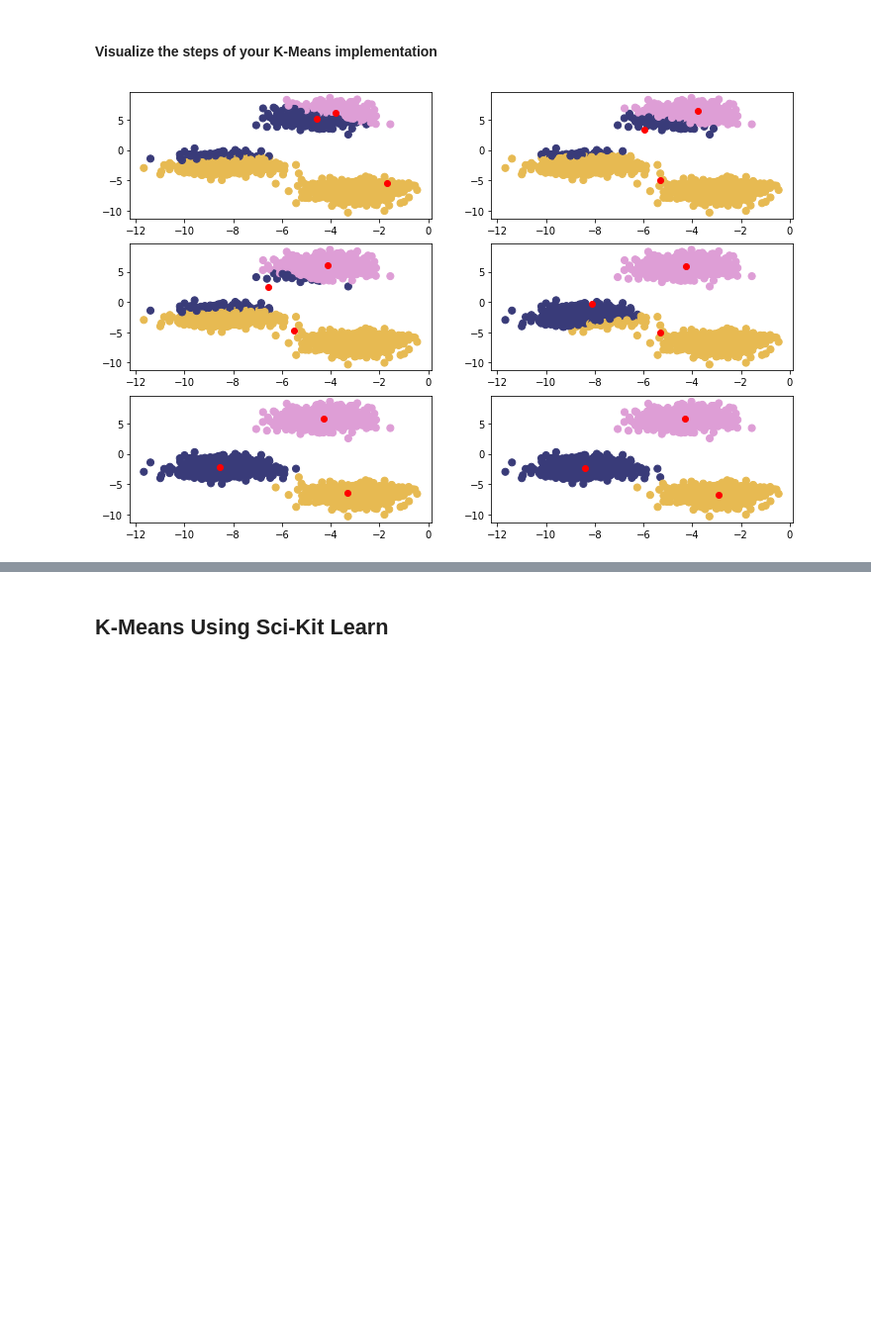
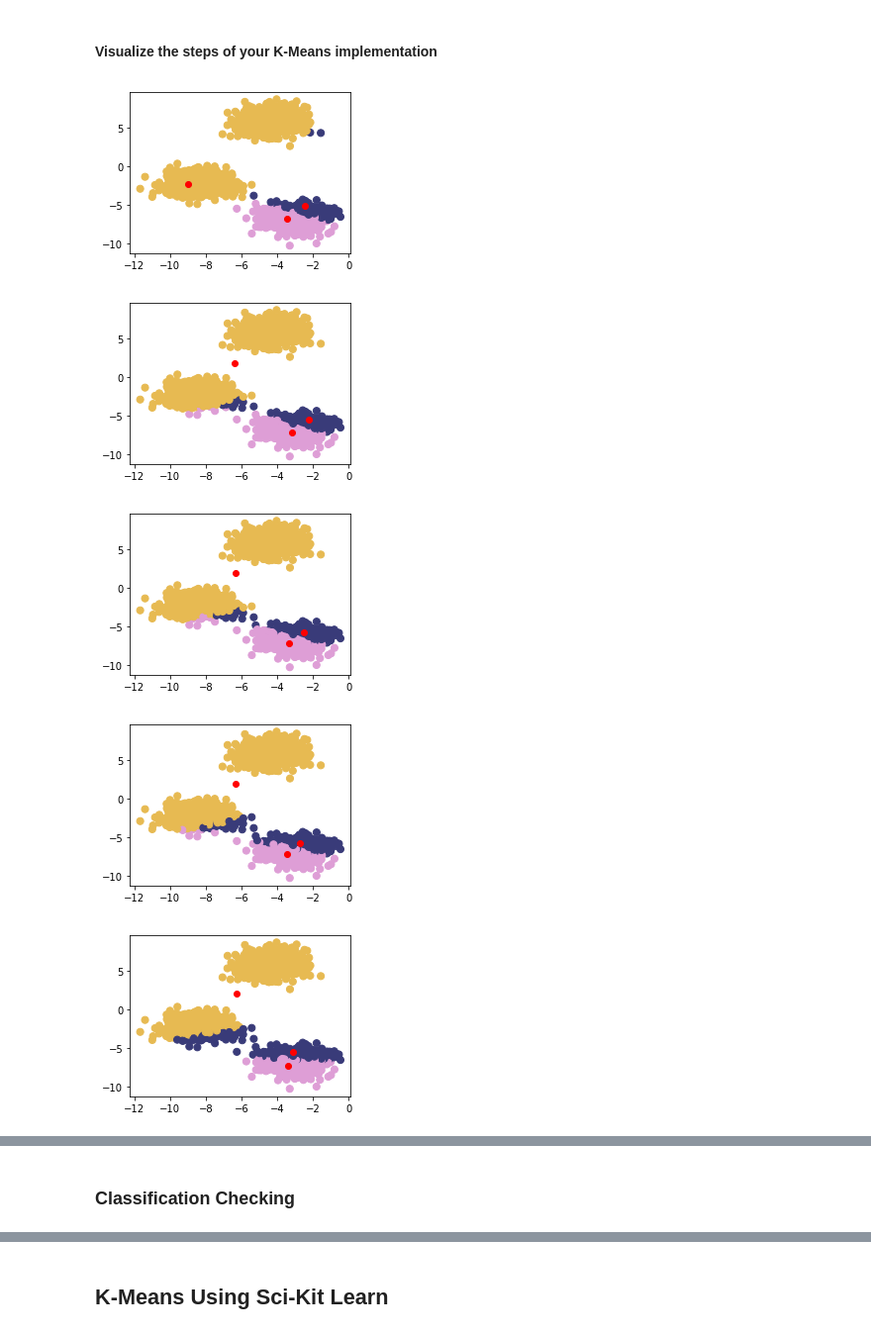
Before and after one commit to TrainingByPackt/Applied-Unsupervised-Learning-with-Python, a Jupyter notebook: CH1/Chapter_1_Code.ipynb, the cells around one changed output, grey strips where cells are left out. Shown at 99% size. Saved outputs shown, nothing was run; the diff lists cells and outputs as text; code cells hidden in the pictures; blank space fills up the shorter version.

```diff
--- a/CH1/Chapter_1_Code.ipynb
+++ b/CH1/Chapter_1_Code.ipynb
@@ -47,13 +46,13 @@ plt.show()
 # %% [markdown]
 #### Step 1
 # %%
-# Implementation of Euclidean distance
+# Non-Vectorized Implementation of Euclidean distance
 
 def dist(a, b):
-    return np.sqrt((a[0]-b[0]**2 + (a[1]-b[1])**2))
+    return math.sqrt(math.pow(a[0]-b[0],2) + math.pow(a[1]-b[1],2))
 # %%
 # Example Centroids
-centroids = [[1,2],[3,4],[5,6]]
+centroids = [[-6,2],[3,-4],[-5,10]]
 # %%
 # Example points in X
 X[105:110]
@@ -66,8 +65,8 @@ array([[-3.09897933,  4.79407445],
 # %%
 # An example pass through calculating distances and choosing the index of the smallest distance as cluster
-for x in X[0:5]:
+for x in X[105:110]:
     calcs = []
     for c in centroids:
         calcs.append(dist(x, c))
-        print np.argmin(calcs, axis=0)
+    print(calcs, "Cluster Membership: ", np.argmin(calcs, axis=0))
 # %% [output]
@@ -133,15 +121,16 @@ history = zip(centers_hist, labels_hist)
 # %%
-n = 321
+# Zip together the historical steps of centers and their labels
+history = zip(centers_hist, labels_hist)
+
 for x, y in history:
-    plt.figure(1, figsize=(12,8))
-    if n == 327:
-        plt.show()
-    else:
-        plt.subplot(n)
-        plt.scatter(X[:, 0], X[:, 1], c=y,
-                s=50, cmap='tab20b');
-        plt.scatter(x[:, 0], x[:, 1], c='red')
-        plt.show()
-        n += 1
+    plt.figure(figsize=(4,3))
+    plt.scatter(X[:, 0], X[:, 1], c=y,
+            s=50, cmap='tab20b');
+    plt.scatter(x[:, 0], x[:, 1], c='red')
+    plt.show()
 # %% [output]
-[figure, old version]
+[figure, new version]
+[figure, added]
+[figure, added]
+[figure, added]
+[figure, added]
@@ -147,0 +141,2 @@ for x, y in history:
+# %% [markdown]
+### Classification Checking
```
Also changed, not shown: parts of 13 cells of this notebook, 4 other files.
